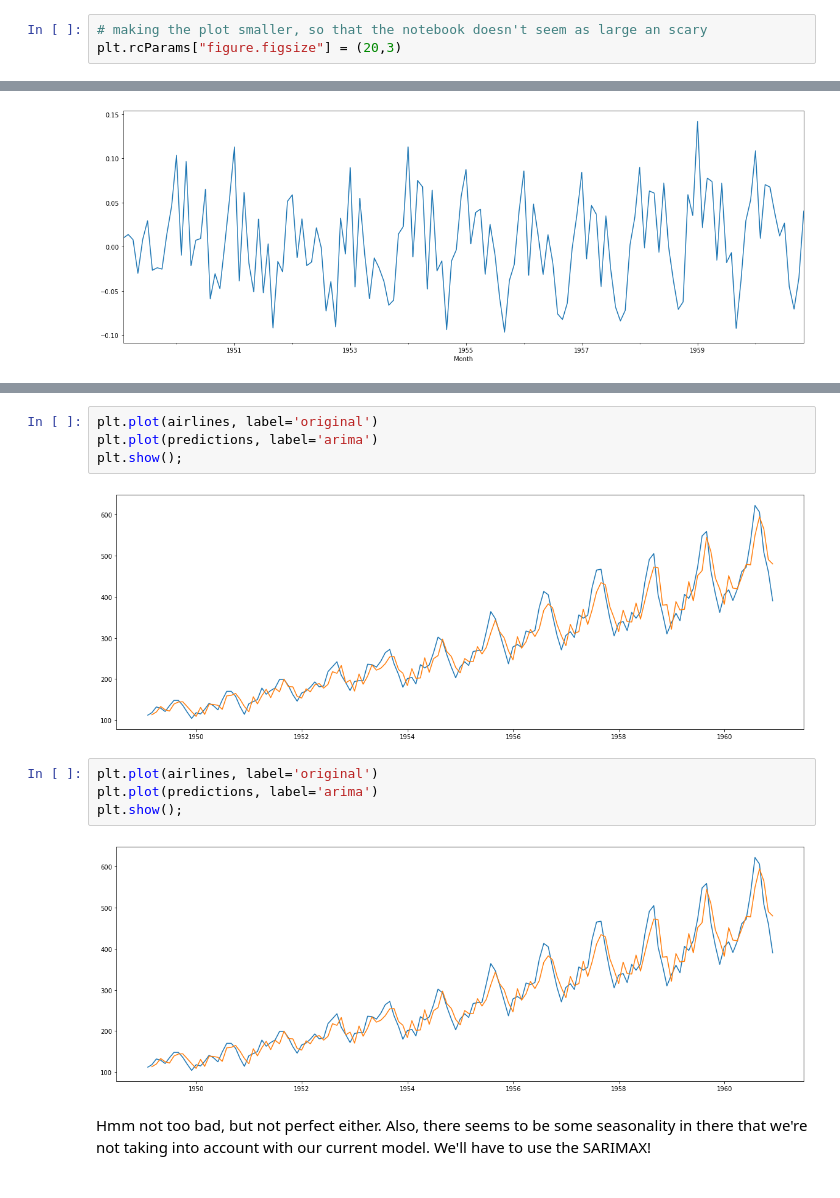
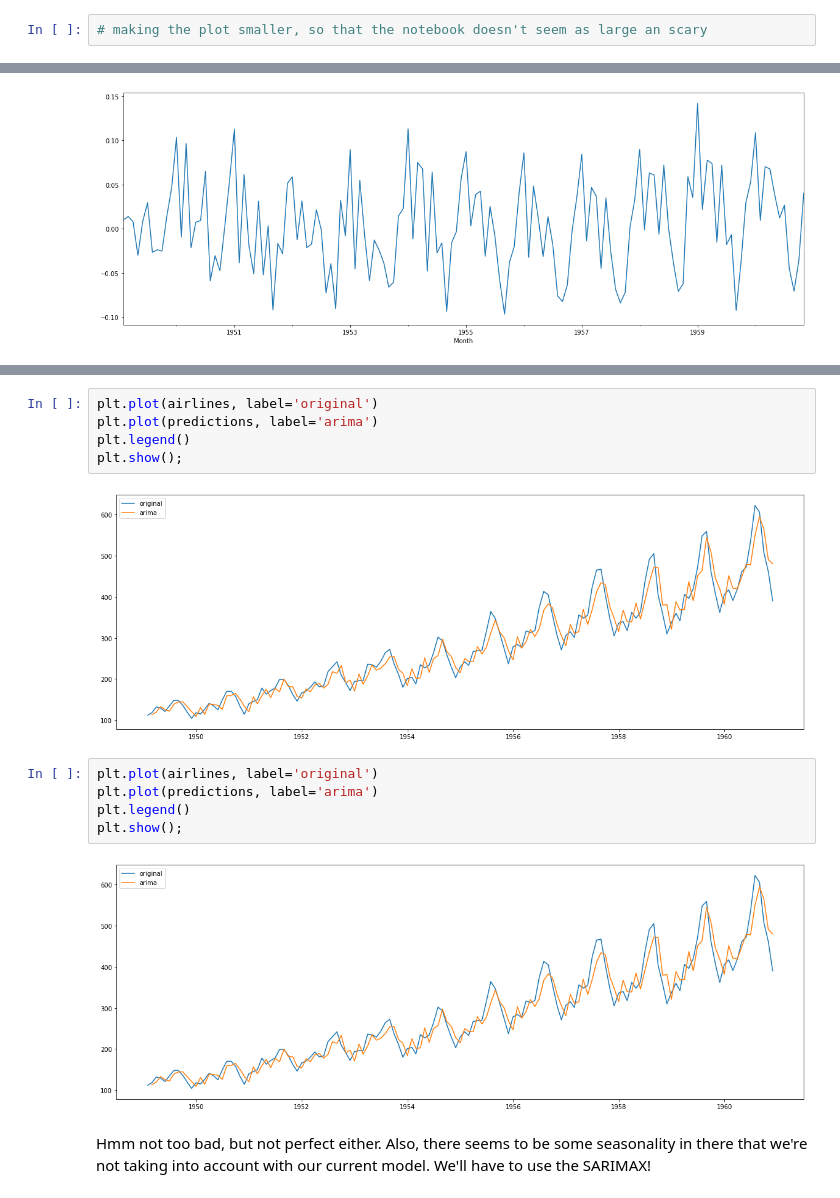
Before and after one commit to LDSSA/batch3-students, a Jupyter notebook: S03 - Time Series/BLU05 - Classical Time Series Models/BLU05 - Learning Notebook - Part 2 of 3 - SARIMAX.ipynb, the cells around one changed output, grey strips where cells are left out. Drawn from its saved outputs; the diff is of its cells as text.

```diff
--- a/S03 - Time Series/BLU05 - Classical Time Series Models/BLU05 - Learning Notebook - Part 2 of 3 - SARIMAX.ipynb
+++ b/S03 - Time Series/BLU05 - Classical Time Series Models/BLU05 - Learning Notebook - Part 2 of 3 - SARIMAX.ipynb
@@ -113,7 +115,6 @@ The name "integrated" is something that, to be completely honest, baffles me. My
 Anyway, to change the parameter `d`, we follow the same logic as before. Let's set `p` to 1, and try a few values of `d`:
 # %%
 # making the plot smaller, so that the notebook doesn't seem as large an scary
-plt.rcParams["figure.figsize"] = (20,3)
 # %%
 def try_parameter_d(data, d):
     model = ARIMA(data, order=(1, d, 0))
@@ -239,15 +244,17 @@ plt.show();
 # %%
 plt.plot(airlines, label='original')
 plt.plot(predictions, label='arima')
+plt.legend()
 plt.show();
 # %% [output]
-[figure, old version]
+[figure, new version]
 # %%
 plt.plot(airlines, label='original')
 plt.plot(predictions, label='arima')
+plt.legend()
 plt.show();
 # %% [output]
-[figure, old version]
+[figure, new version]
 # %% [markdown]
 Hmm not too bad, but not perfect either. Also, there seems to be some seasonality in there that we're not taking into account with our current model. We'll have to use the SARIMAX!
 # %% [markdown]
```
Also changed, not shown: parts of 12 cells of this notebook, 3 other files.
